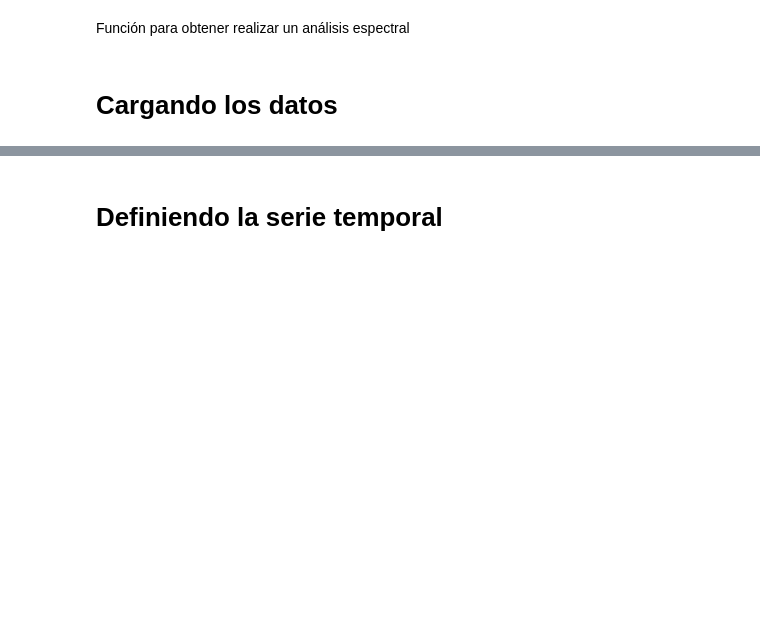
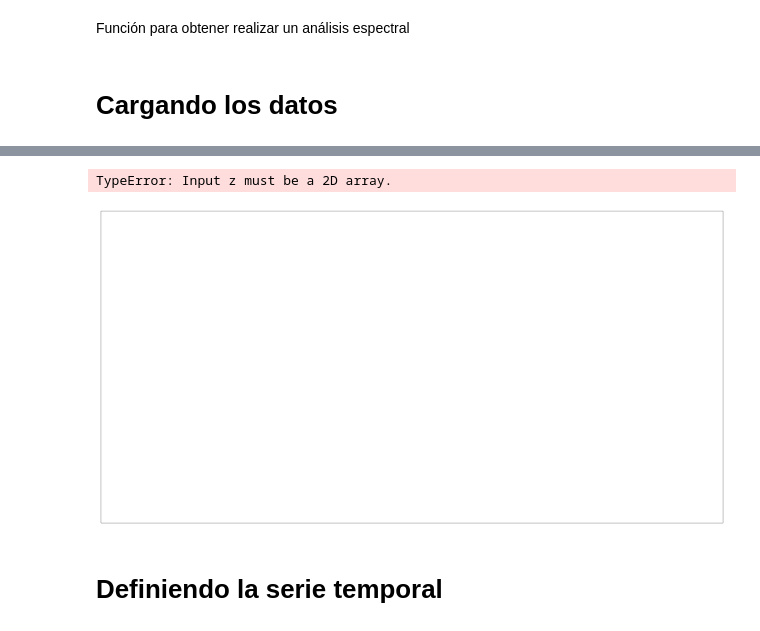
Before and after one commit to FrankAyalaC/Nivel-del-mar-en-Buenaventura, a Jupyter notebook: Scripts/Tarea 1. SLM.ipynb, the cells around one changed output, grey strips where cells are left out. Cells and saved outputs as stored; diff of their text form; code cells hidden in the pictures; blank space fills up the shorter version.

```diff
--- a/Scripts/Tarea 1. SLM.ipynb
+++ b/Scripts/Tarea 1. SLM.ipynb
@@ -125,3 +155,13 @@ sst (2028, 180, 360) degC
+# %%
+figure=plt.figure(figsize=(16,10))
+ax = plt.axes(projection=ccrs.PlateCarree())
+cf=ax.contourf(lon, lat, sst[20,:,idx_lon],50,transform=ccrs.PlateCarree(),cmap="bwr")
+ax.coastlines()
+plt.colorbar(cf,fraction=0.01, pad=0.04)
+plt.show()
+# %% [output]
+TypeError: Input z must be a 2D array.
+[figure, added]
 # %% [markdown]
 # Definiendo la serie temporal
 # %% [markdown]
```
Also changed, not shown: parts of 25 cells of this notebook, 7 other files.
